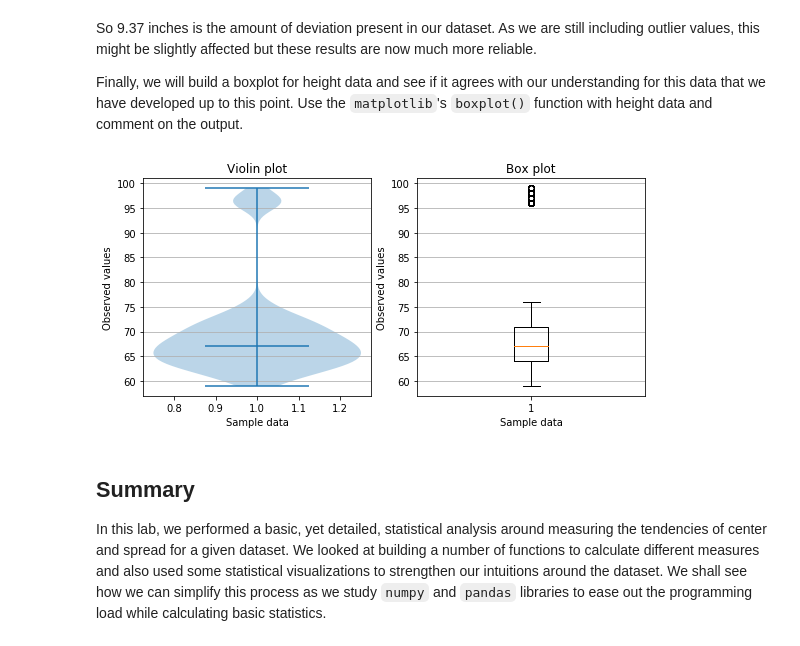
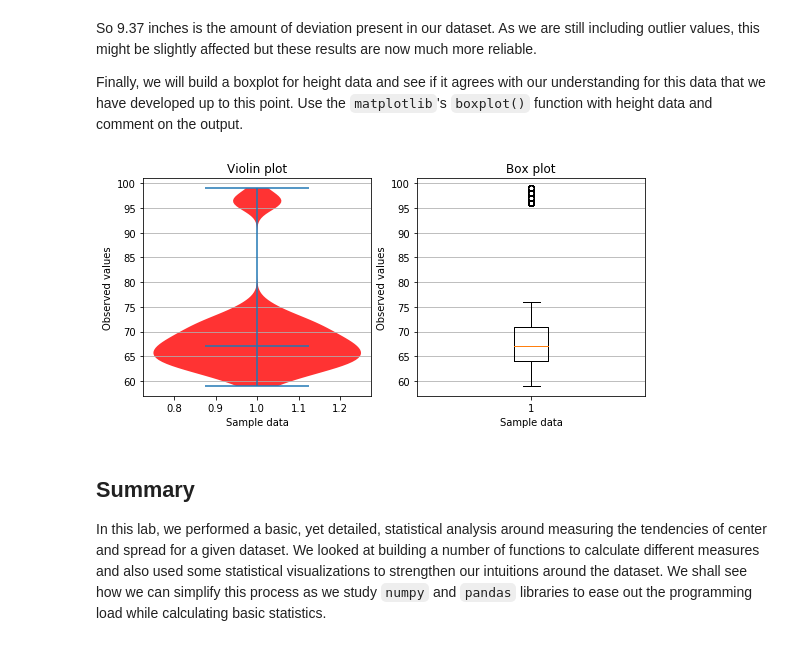
Before and after one commit to Ranykhalil/dsc-implementing-statistics-with-functions-lab-london-ds-02172020, a Jupyter notebook: index.ipynb, the cells around one changed output. Saved outputs shown, nothing was run; the diff lists cells and outputs as text; code cells hidden in the pictures.

Commit message:
Colored the violin graph

```diff
--- a/index.ipynb
+++ b/index.ipynb
@@ -360,21 +360,24 @@ Finally, we will build a boxplot for height data and see if it agrees with our u
 # %%
 # boxplot here
 fig, axes = plt.subplots(nrows=1, ncols=2, figsize=(9, 4))
-axes[0].violinplot(height, showmeans=False, showmedians=True)
+parts = axes[0].violinplot(height, showmeans=False, showmedians=True)
+for pc in parts['bodies']:
+    pc.set_facecolor('red')
+    pc.set_alpha(0.8)
 axes[0].set_title('Violin plot')
 axes[0].set_xlabel('Sample data')
 axes[0].set_ylabel('Observed values')
 axes[0].yaxis.grid(True)
 
-axes[1].boxplot(height)
+part2 = axes[1].boxplot(height)
 axes[1].set_title('Box plot')
 axes[1].set_xlabel('Sample data')
 axes[1].set_ylabel('Observed values')
 axes[1].yaxis.grid(True)
 
 # plt.show()
 # %% [output]
-[figure, old version]
+[figure, new version]
 # %% [markdown]
 ## Summary
 
```
